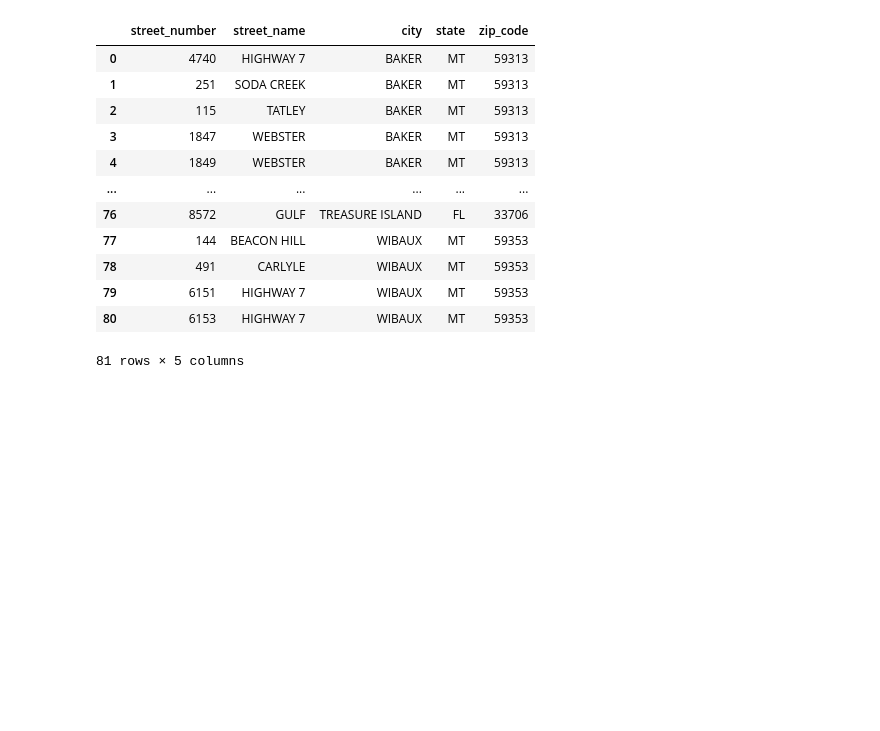
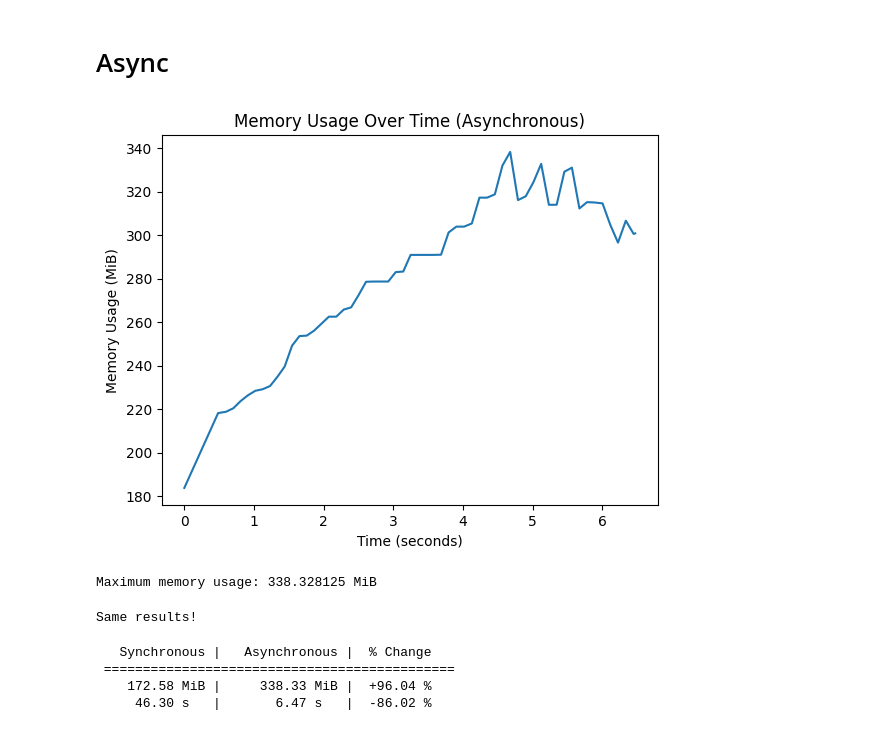
Before and after one commit to Esquire-Media/azfunc-pyapi-v2, a Jupyter notebook: example/Neighbors.ipynb, the cells around one changed output. Saved outputs shown, nothing was run; the diff lists cells and outputs as text; code cells hidden in the pictures; blank space fills up the shorter version.

Commit message:
Async neighbors logic
Added asynchronous logic for the neighbors pull. Needs more work and for an Isaac touch

```diff
--- a/example/Neighbors.ipynb
+++ b/example/Neighbors.ipynb
@@ -44,16 +50,2 @@ Maximum memory usage: 197.28515625 MiB
-# %%
-return_val
-# %% [output]
-|  | street_number | street_name | city | state | zip_code |
-| 0 | 4740 | HIGHWAY 7 | BAKER | MT | 59313 |
-| 1 | 251 | SODA CREEK | BAKER | MT | 59313 |
-| 2 | 115 | TATLEY | BAKER | MT | 59313 |
-| 3 | 1847 | WEBSTER | BAKER | MT | 59313 |
-| 4 | 1849 | WEBSTER | BAKER | MT | 59313 |
-| ... | ... | ... | ... | ... | ... |
-| 76 | 8572 | GULF | TREASURE ISLAND | FL | 33706 |
-| 77 | 144 | BEACON HILL | WIBAUX | MT | 59353 |
-| 78 | 491 | CARLYLE | WIBAUX | MT | 59353 |
-| 79 | 6151 | HIGHWAY 7 | WIBAUX | MT | 59353 |
-| 80 | 6153 | HIGHWAY 7 | WIBAUX | MT | 59353 |
-81 rows × 5 columns
+# %% [markdown]
+# Async
@@ -59,0 +74,52 @@ return_val
+# %%
+# Define a wrapper function to run the profiling
+def run_get_all_neighbors():
+    loop = asyncio.get_event_loop()
+    return loop.run_until_complete((get_all_neighbors_async(df, 3)))
+
+
+# Profile the memory usage
+mem_usage_info_async, return_val_async = profile_async_function(
+    get_all_neighbors_async,
+    address_df=df,
+    N=3,
+    same_side_only=True,
+    limit=-1
+    )
+
+# Extract memory usage and timestamps
+mem_usage_async = [item[0] for item in mem_usage_info_async]
+timestamps_async = [item[1] for item in mem_usage_info_async]
+
+# Convert timestamps to seconds relative to the first timestamp
+relative_times_async = [(t - timestamps_async[0]) for t in timestamps_async]
+# %%
+import matplotlib.pyplot as plt
+
+# Plot with accurate time on the x-axis
+plt.plot(relative_times_async, mem_usage_async)
+plt.xlabel('Time (seconds)')
+plt.ylabel('Memory Usage (MiB)')
+plt.title('Memory Usage Over Time (Asynchronous)')
+plt.show()
+
+# Or simply print the maximum memory usage
+print(f"Maximum memory usage: {max(mem_usage_async)} MiB")
+# %% [output]
+[figure, added]
+Maximum memory usage: 338.328125 MiB
+# %%
+if return_val.compare(return_val_async).empty:
+    print('Same results!')
+# %% [output]
+Same results!
+# %%
+print(f'   Synchronous |   Asynchronous |  % Change')
+print(' ' + '='*45)
+print(f'{max(mem_usage):>10.2f} MiB | {max(mem_usage_async):>10.2f} MiB | {((max(mem_usage_async) - max(mem_usage)) / max(mem_usage)) * 100:>+7.2f} %')
+print(f'{max(relative_times):>10.2f} s   | {max(relative_times_async):>10.2f} s   | {((max(relative_times_async) - max(relative_times)) / max(relative_times)) * 100:>+7.2f} %')
+# %% [output]
+   Synchronous |   Asynchronous |  % Change
+ =============================================
+    172.58 MiB |     338.33 MiB |  +96.04 %
+     46.30 s   |       6.47 s   |  -86.02 %
```
Also changed, not shown: parts of 7 cells of this notebook, 1 other file.
